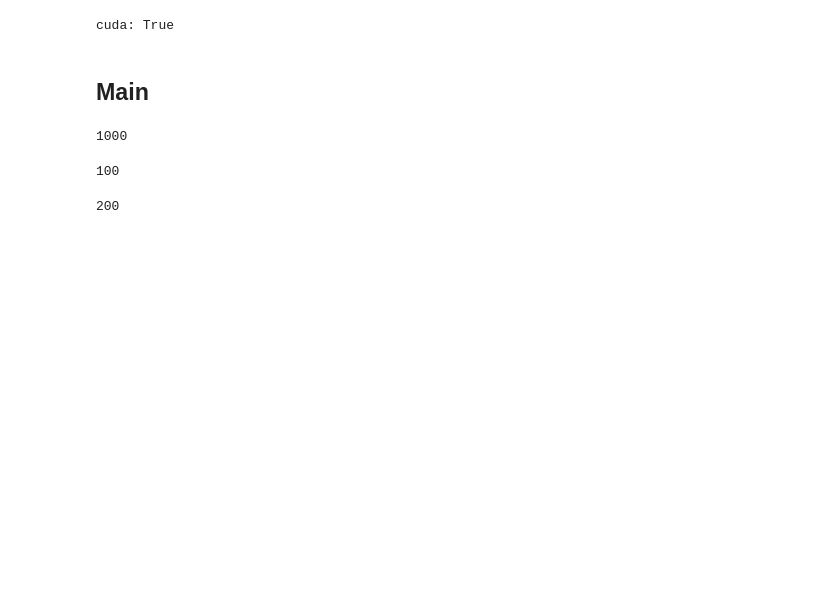
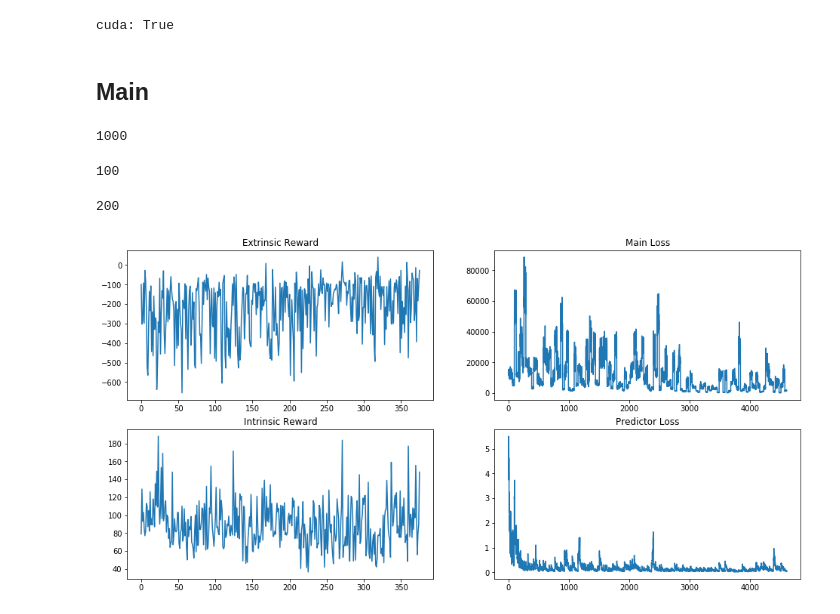
Before and after one commit to kekmodel/rl_pytorch, a Jupyter notebook: notebook/rand_net_distill/ppo_step_with_rnd.ipynb, the cells around one changed output. Saved outputs shown, nothing was run; the diff lists cells and outputs as text; code cells hidden in the pictures; blank space fills up the shorter version.

```diff
--- a/notebook/rand_net_distill/ppo_step_with_rnd.ipynb
+++ b/notebook/rand_net_distill/ppo_step_with_rnd.ipynb
@@ -13,6 +14,6 @@ from torch.utils.data import DataLoader
 # %%
 SEED = 1
-BATCH_SIZE = 8
+BATCH_SIZE = 32
 LR = 0.00030
 EPOCHS = 4
 CLIP = 0.1
@@ -180,7 +181,7 @@ def learn(net, old_net, pred_net, rand_net, optimizer, train_memory):
             entropy = m.entropy().mean()
 
             # loss
-            m_loss = -(p_loss - 0.5 * v_loss + ENT_COEF * entropy)
+            m_loss = -(p_loss - v_loss + ENT_COEF * entropy)
             m_losses.append(m_loss)
 
             f_loss = (pred_f - rand_f).pow(2)
@@ -288,13 +289,31 @@ def simulation(env):
             _obs, _, done, _ = env.step(action)
             obs_mem.append(_obs)
             init_steps += 1
-            if init_steps == 1000000:
+            if init_steps == 256*1000:
                 mean, std = get_norm_params(obs_mem)
                 done = True
         if done:
-            if init_steps == 1000000:
+            if init_steps == 256*1000:
                 env.close()
                 break
+
+
+def plot():
+    clear_output(True)
+    plt.figure(figsize=(16, 8))
+    plt.subplot(221)
+    plt.plot(ep_rewards)
+    plt.title('Extrinsic Reward')
+    plt.subplot(223)
+    plt.plot(in_rewards)
+    plt.title('Intrinsic Reward')
+    plt.subplot(222)
+    plt.plot(m_losses)
+    plt.title('Main Loss')
+    plt.subplot(224)
+    plt.plot(f_losses)
+    plt.title('Predictor Loss')
+    plt.show()
 # %% [markdown]
 ## Main
 # %%
@@ -318,6 +337,7 @@ steps = 0
 mean = 0.
 std = 0.
 ep_rewards = []
+in_rewards = []
 is_rollout = False
 is_solved = False
 
@@ -388,32 +408,36 @@ for i in range(1, n_episodes + 1):
                 _val_in = 0.
             else:
                 _, _val_ex, _val_in = get_action_and_value(_obs, old_net)
 
             vals_ex.append(_val_ex)
             vals_in.append(_val_in)
             train_memory.extend(
                 compute_adv_with_gae(rews_ex, rews_in, vals_ex, vals_in, roll_memory)
             )
             roll_memory.clear()
 
         if steps % roll_len == 0:
             learn(net, old_net, pred_net, rand_net, optimizer, train_memory)
             old_net.load_state_dict(net.state_dict())
             mean, std = get_norm_params(obs_memory)
 
     if done:
         ep_rewards.append(ep_rew_ex)
-        print('{:3} Episode in {:5} steps, '
-              'reward_ex {:.2f}, reward_in {:.2f}'.format(i, steps, ep_rew_ex, ep_rew_in))
+        in_rewards.append(ep_rew_in)
+        plot()
+#         print('{:3} Episode in {:5} steps, '
+#               'reward_ex {:.2f}, reward_in {:.2f}'.format(i, steps, ep_rew_ex, ep_rew_in))
 
         if env.spec.id == 'MountainCar-v0' and ep_rew_ex > -200:
             print('################################################################################ Wow!')
 
         if len(ep_rewards) >= n_eval:
             if np.mean(list(reversed(ep_rewards))[: n_eval]) >= env.spec.reward_threshold:
                 print('\n{} is sloved! '
                       '{:3} Episode in {:3} steps'.format(env.spec.id, i, steps))
                 torch.save(net.state_dict(),
                            f'../test/saved_models/{env.spec.id}_ep{i}_clear_model_ppo_r.pt')
                 break
 env.close()
+# %% [output]
+[figure, added]
```
Also changed, not shown: parts of 2 cells of this notebook, 8 other files.
